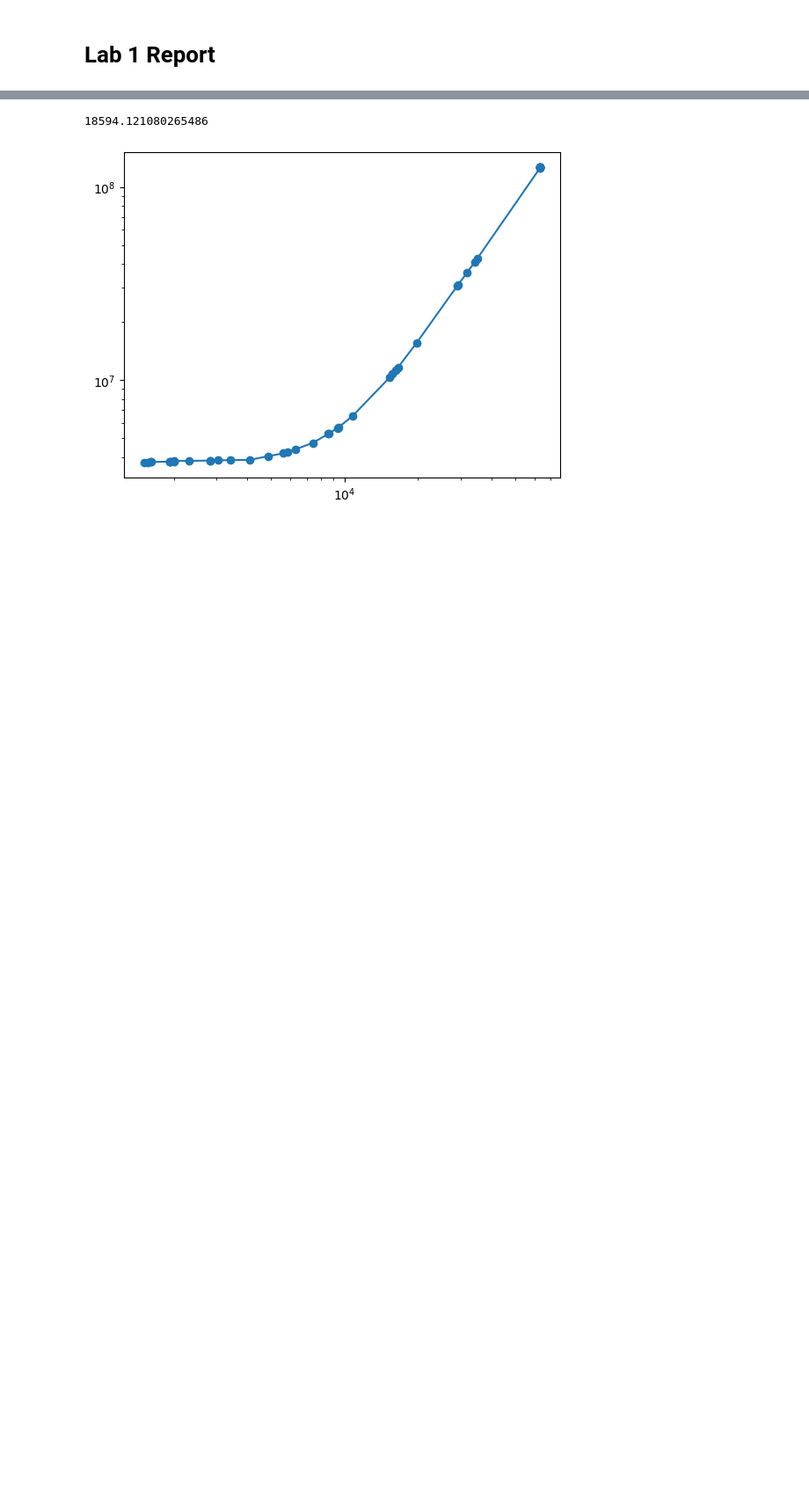
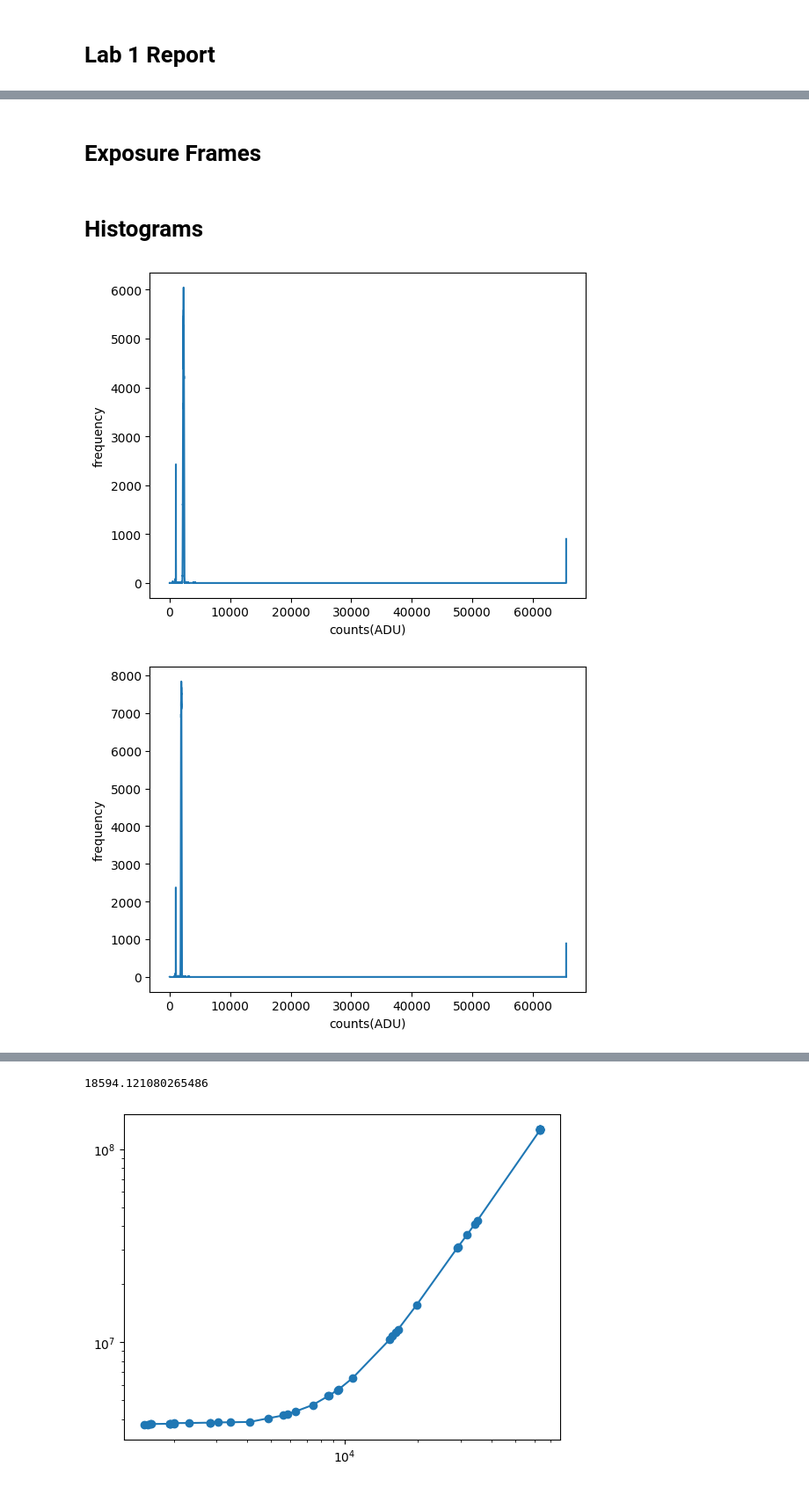
Before and after one commit to parkergeorge30/ASTRO150, a Jupyter notebook: Lab_1.ipynb, the cells around one changed output, grey strips where cells are left out. Shown: that part at 88% size. Cells and saved outputs as stored; diff of their text form; code cells hidden in the pictures; blank space fills up the shorter version.

```diff
--- a/Lab_1.ipynb
+++ b/Lab_1.ipynb
@@ -167,0 +86,41 @@ array([ 2309.61410153,  1622.52848585,  1508.84808904,  1561.65810972,
+# %% [markdown]
+# Exposure Frames
+# %%
+def exp_frames(x):
+    tot = []
+    for i in range(0,len(x),5):
+        tot.append(x[i])
+    return tot
+
+exp_frames = exp_frames(allframes)
+# %% [markdown]
+# Histograms
+# %%
+def histogram(x): # Function for creating a histogram of the desired filename
+
+    farr = x.flatten()
+
+    hmin = int(farr.min())
+    hmax = int(farr.max())
+
+    # initialize bins and empty count x[i]
+    hr = np.arange(hmin, hmax + 1)
+    hist = np.zeros(hmax - hmin + 1, dtype=int)
+
+    # count each value in bins
+    for value in farr:
+        if hmin <= value <= hmax:
+            hist[int(value - hmin)] += 1
+
+
+
+    plt.plot(hr,hist)
+    plt.xlabel('counts(ADU)')
+    plt.ylabel('frequency')
+    plt.show()
+
+for x in exp_frames:
+    histogram(x)
+# %% [output]
+[figure, added]
+[figure, added]
```
Also changed, not shown: parts of 26 cells of this notebook.
